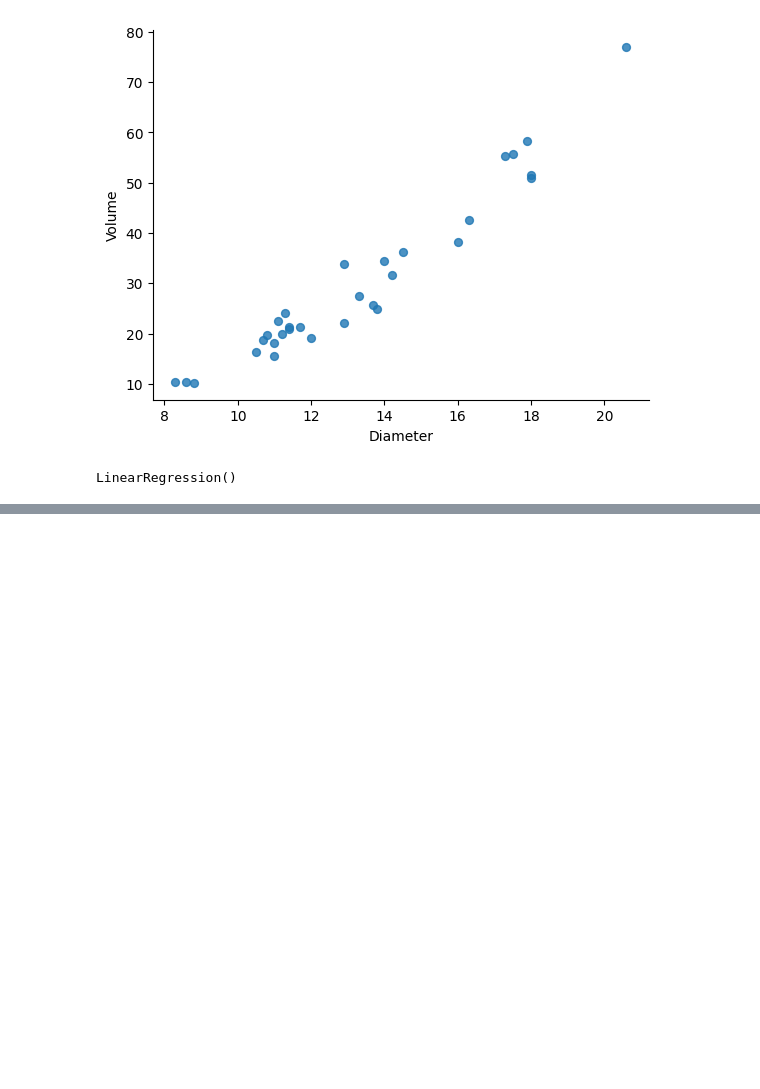
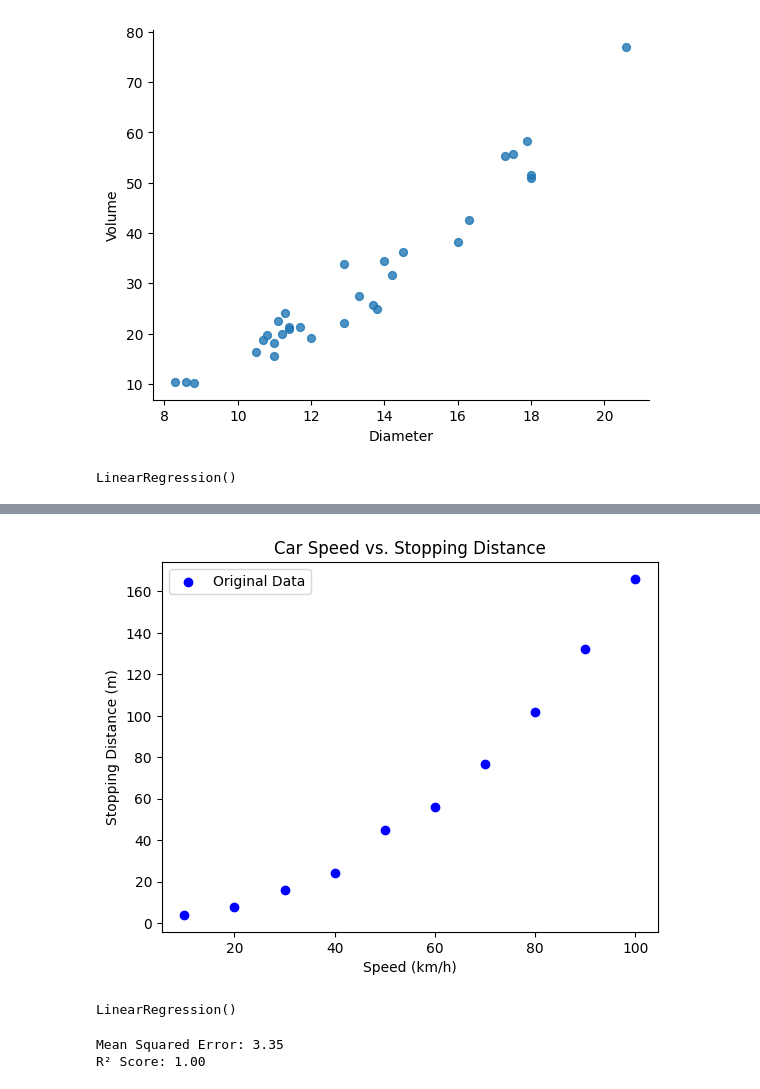
Before and after one commit to richarddushime/exercise, a Jupyter notebook: Polynomial_Regression.ipynb, the cells around one changed output, grey strips where cells are left out. Drawn from its saved outputs; the diff is of its cells as text; code cells hidden in the pictures; blank space fills up the shorter version.

```diff
--- a/Polynomial_Regression.ipynb
+++ b/Polynomial_Regression.ipynb
@@ -59,0 +60,6 @@ plt.show()
+# %%
+from sklearn.metrics import mean_squared_error, r2_score
+
+# Sample Dataset: Speed vs. Stopping Distance
+speed = np.array([10, 20, 30, 40, 50, 60, 70, 80, 90, 100])  # Speed in km/h
+distance = np.array([4, 8, 16, 24, 45, 56, 77, 102, 132, 166])  # Stopping distance in meters
@@ -59,0 +77,10 @@ plt.show()
+# %%
+# Visualize the data
+plt.scatter(speed, distance, color='blue', label="Original Data")
+plt.xlabel("Speed (km/h)")
+plt.ylabel("Stopping Distance (m)")
+plt.title("Car Speed vs. Stopping Distance")
+plt.legend()
+plt.show()
+# %% [output]
+[figure, added]
@@ -59,0 +91,6 @@ plt.show()
+# %%
+# Train model
+model = LinearRegression()
+model.fit(X_poly, distance)
+# %% [output]
+LinearRegression()
@@ -59,0 +101,9 @@ plt.show()
+# %%
+# Evaluate model performance
+mse = mean_squared_error(distance, model.predict(X_poly))
+r2 = r2_score(distance, model.predict(X_poly))
+print(f"Mean Squared Error: {mse:.2f}")
+print(f"R² Score: {r2:.2f}")
+# %% [output]
+Mean Squared Error: 3.35
+R² Score: 1.00
```
Also changed, not shown: parts of 7 cells of this notebook.
